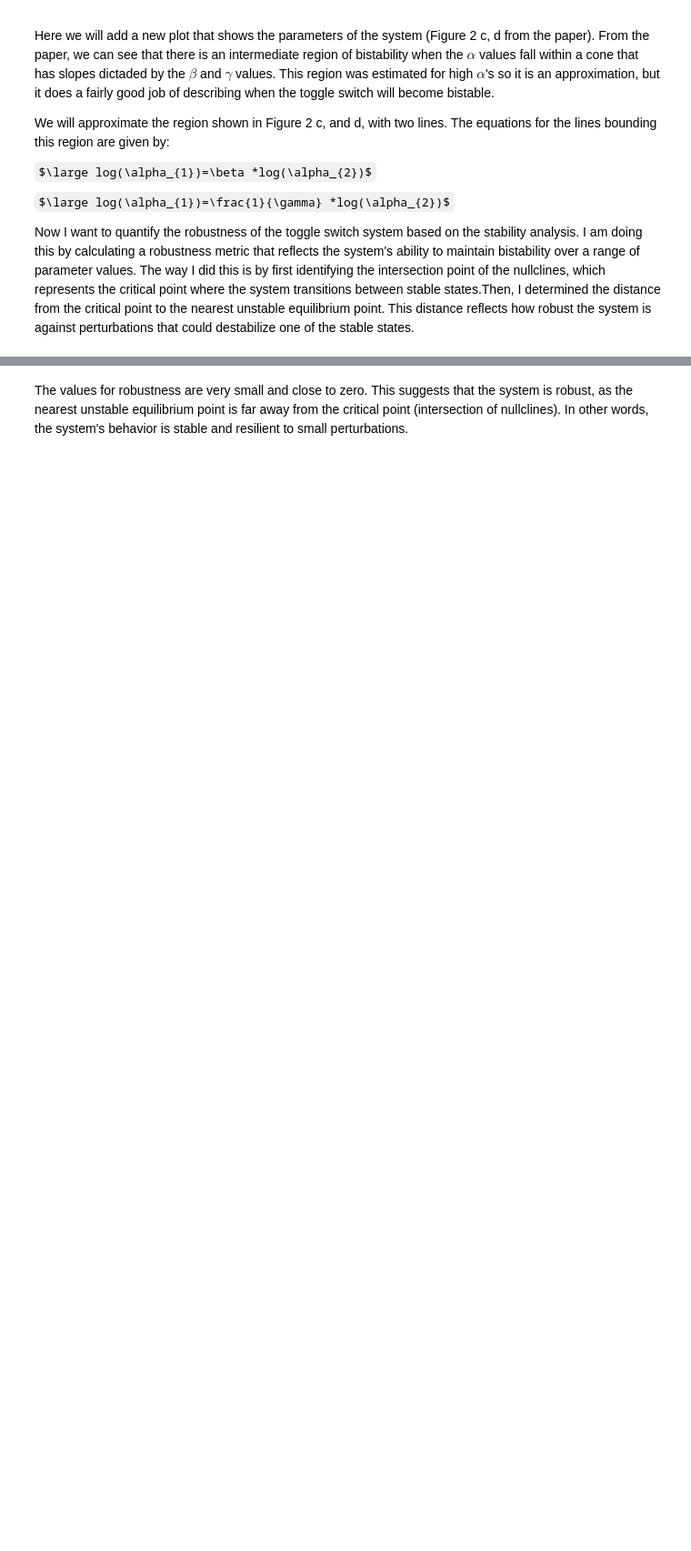
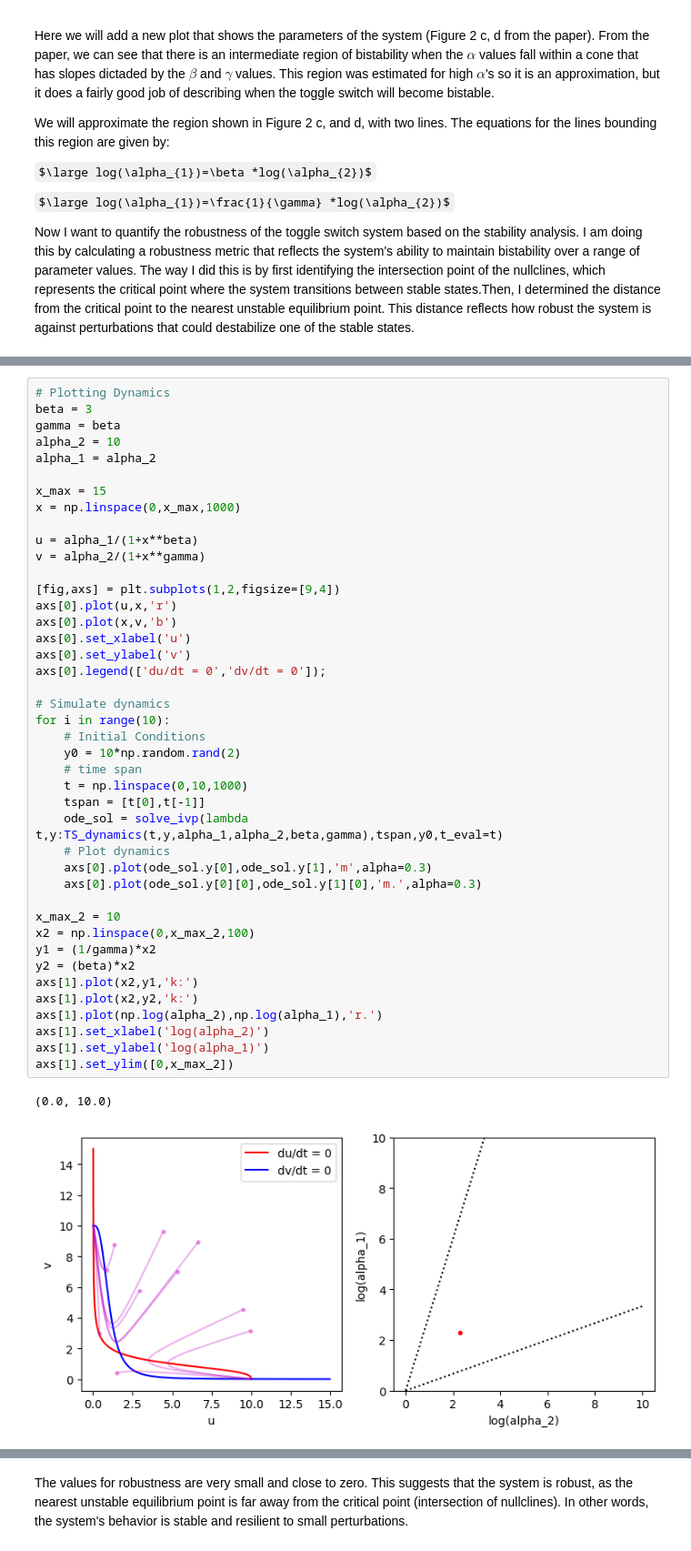
Before and after one commit to msophyaj/Final-Project-BME-3990, a Jupyter notebook: Robustness.ipynb, the cells around one changed output, grey strips where cells are left out. Shown at 91% size. Saved outputs shown, nothing was run; the diff lists cells and outputs as text; some formulas as TeX source; blank space fills up the shorter version.

```diff
--- a/Robustness.ipynb
+++ b/Robustness.ipynb
@@ -235,3 +193,48 @@ axs[1].set_ylim([0,x_max_2])
+# %%
+# Plotting Dynamics
+beta = 3
+gamma = beta
+alpha_2 = 10
+alpha_1 = alpha_2
+
+x_max = 15
+x = np.linspace(0,x_max,1000)
+
+u = alpha_1/(1+x**beta)
+v = alpha_2/(1+x**gamma)
+
+[fig,axs] = plt.subplots(1,2,figsize=[9,4])
+axs[0].plot(u,x,'r')
+axs[0].plot(x,v,'b')
+axs[0].set_xlabel('u')
+axs[0].set_ylabel('v')
+axs[0].legend(['du/dt = 0','dv/dt = 0']);
+
+# Simulate dynamics
+for i in range(10):
+    # Initial Conditions
+    y0 = 10*np.random.rand(2)
+    # time span
+    t = np.linspace(0,10,1000)
+    tspan = [t[0],t[-1]]
+    ode_sol = solve_ivp(lambda t,y:TS_dynamics(t,y,alpha_1,alpha_2,beta,gamma),tspan,y0,t_eval=t)
+    # Plot dynamics
+    axs[0].plot(ode_sol.y[0],ode_sol.y[1],'m',alpha=0.3)
+    axs[0].plot(ode_sol.y[0][0],ode_sol.y[1][0],'m.',alpha=0.3)
+
+x_max_2 = 10
+x2 = np.linspace(0,x_max_2,100)
+y1 = (1/gamma)*x2
+y2 = (beta)*x2
+axs[1].plot(x2,y1,'k:')
+axs[1].plot(x2,y2,'k:')
+axs[1].plot(np.log(alpha_2),np.log(alpha_1),'r.')
+axs[1].set_xlabel('log(alpha_2)')
+axs[1].set_ylabel('log(alpha_1)')
+axs[1].set_ylim([0,x_max_2])
+# %% [output]
+(0.0, 10.0)
+[figure, added]
 # %%
 
 from scipy.optimize import fsolve
```
Also changed, not shown: parts of 2 cells of this notebook.
